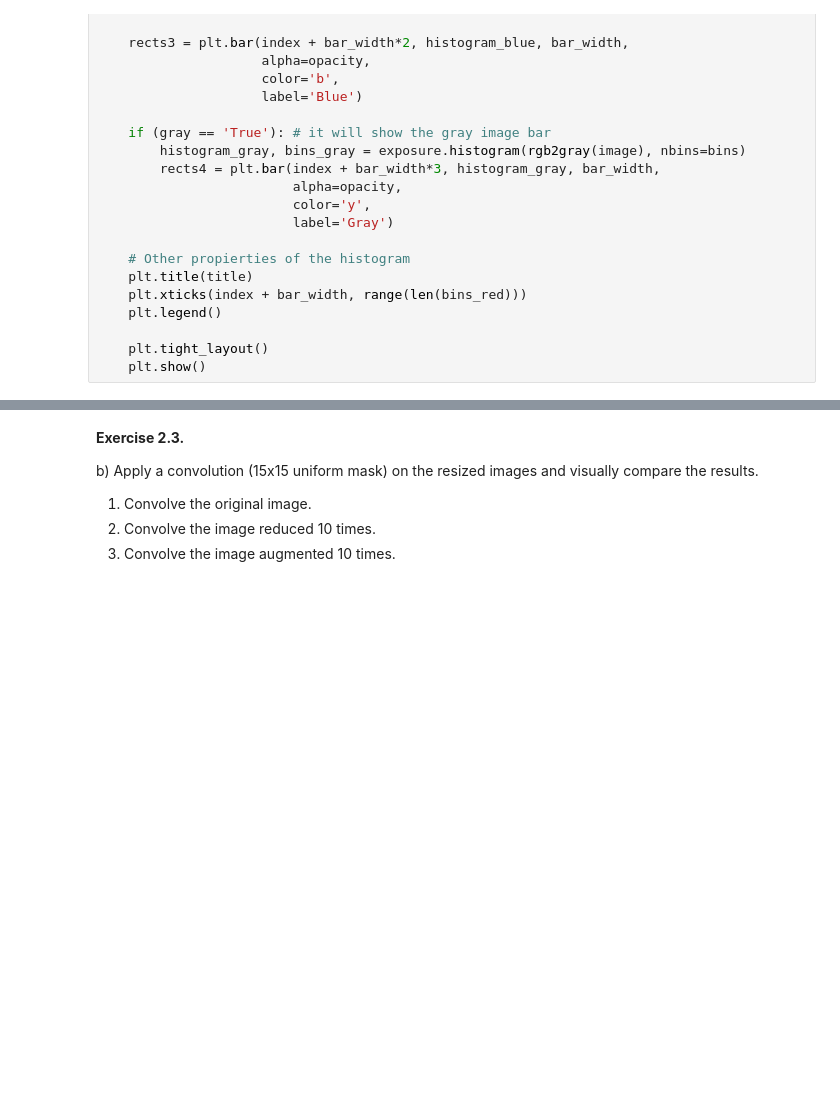
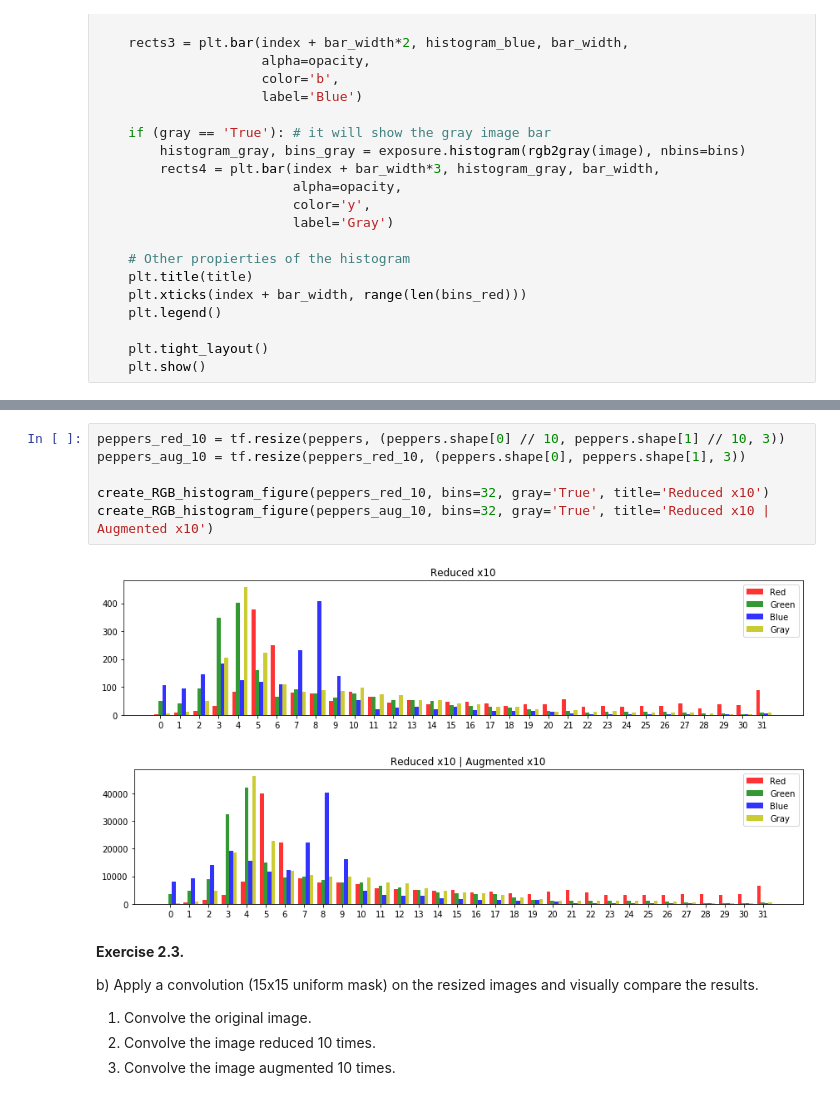
Before and after one commit to jdecid/MAI-CV, a Jupyter notebook: labs/s2/CV1920-p2.ipynb, the cells around one changed output, grey strips where cells are left out. Cells and saved outputs as stored; diff of their text form; blank space fills up the shorter version.

```diff
--- a/labs/s2/CV1920-p2.ipynb
+++ b/labs/s2/CV1920-p2.ipynb
@@ -234,3 +253,12 @@ def create_RGB_histogram_figure(image, bins, gray, title):
+# %%
+peppers_red_10 = tf.resize(peppers, (peppers.shape[0] // 10, peppers.shape[1] // 10, 3))
+peppers_aug_10 = tf.resize(peppers_red_10, (peppers.shape[0], peppers.shape[1], 3))
+
+create_RGB_histogram_figure(peppers_red_10, bins=32, gray='True', title='Reduced x10')
+create_RGB_histogram_figure(peppers_aug_10, bins=32, gray='True', title='Reduced x10 | Augmented x10')
+# %% [output]
+[figure, added]
+[figure, added]
 # %% [markdown]
 **Exercise 2.3.**
 
```
Also changed, not shown: parts of 15 cells of this notebook, 2 other files.
